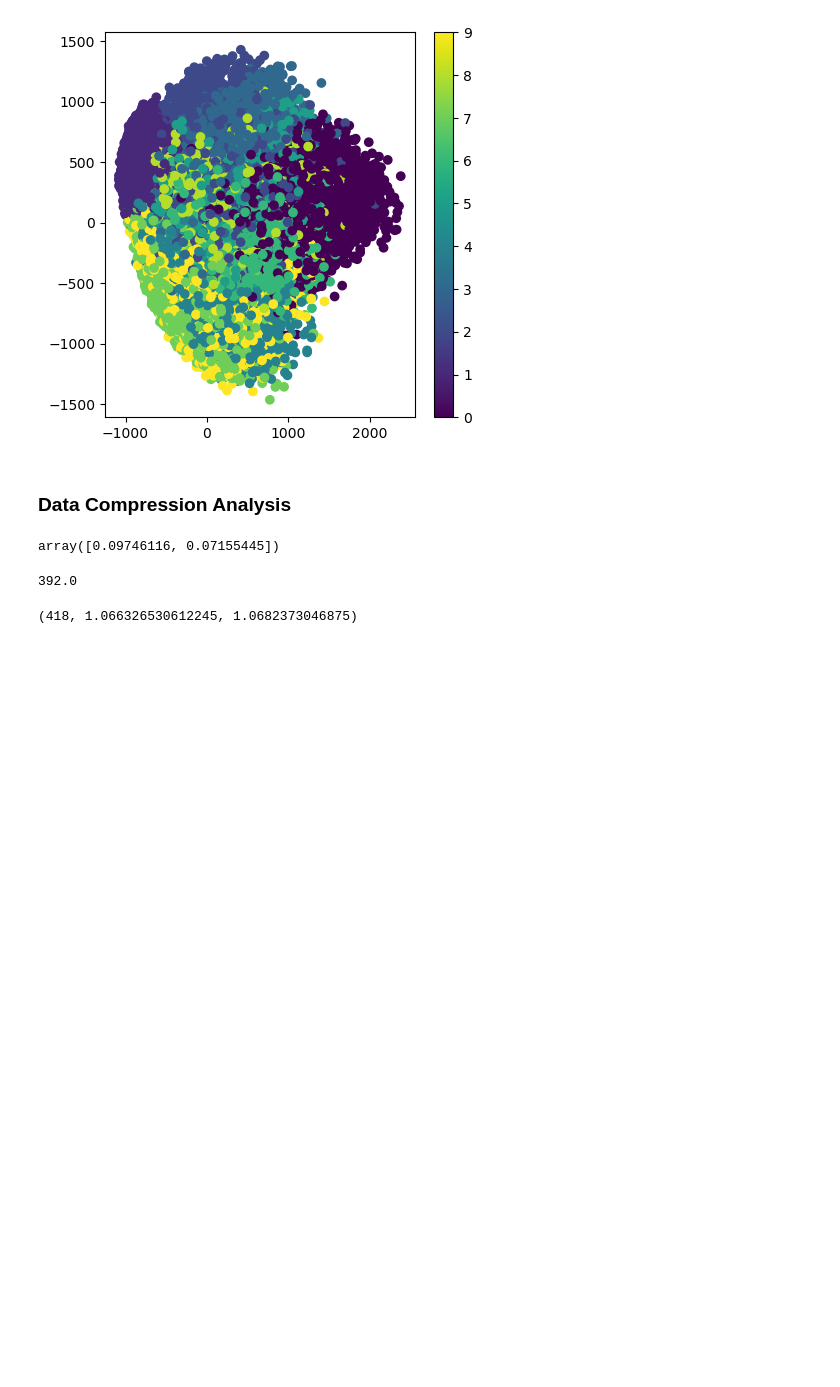
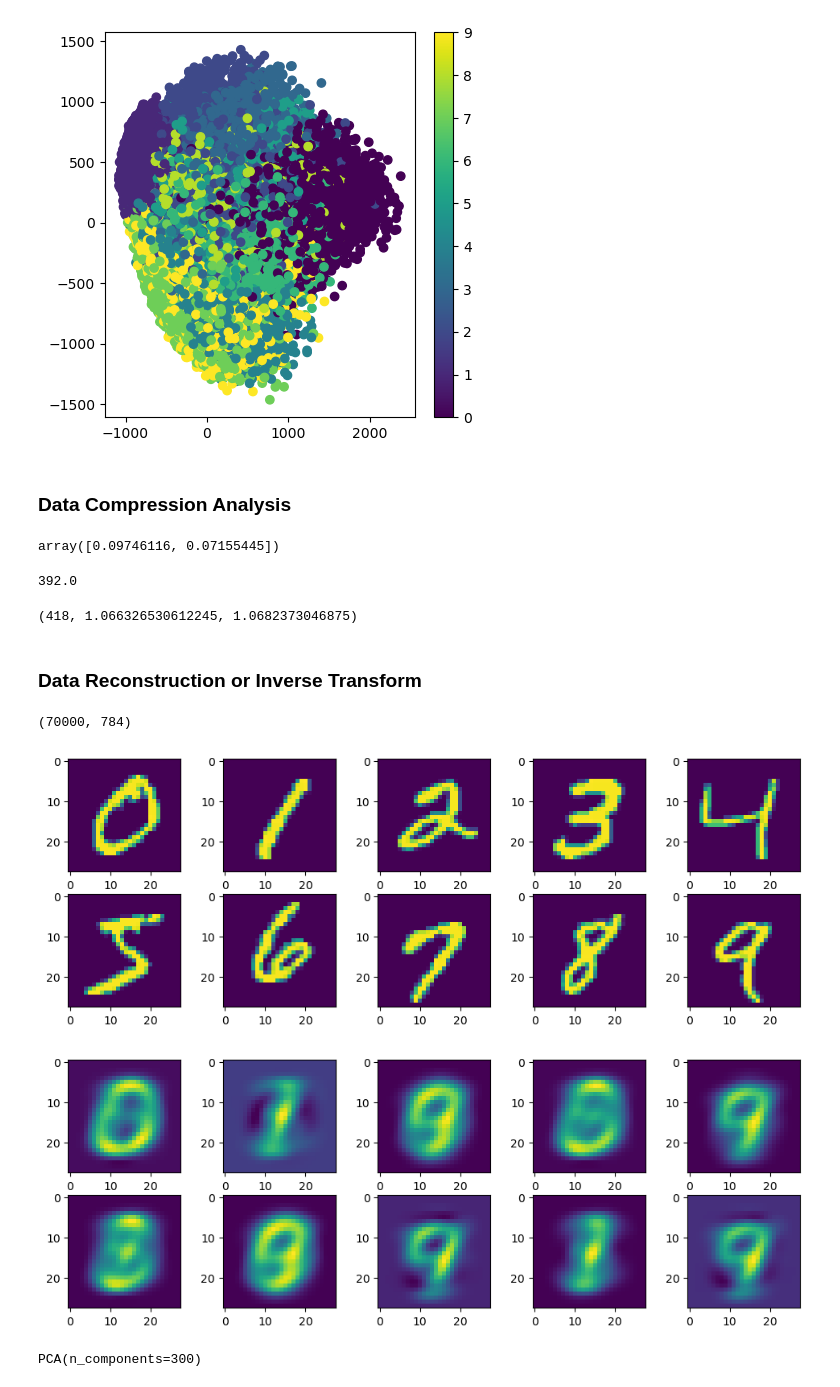
Before and after one commit to beniamine3155/Machine_Learning_AtoZ, a Jupyter notebook: 18_PCA/pca.ipynb, the cells around one changed output. Drawn from its saved outputs; the diff is of its cells as text; code cells hidden in the pictures; blank space fills up the shorter version.

Commit message:
data reconstruction

```diff
--- a/18_PCA/pca.ipynb
+++ b/18_PCA/pca.ipynb
@@ -116,3 +116,34 @@ sys.getsizeof(X)//(2**20), 418/392, sys.getsizeof(X_pca)/(2**20)
 # which is 94% of the original size
 # %% [output]
 (418, 1.066326530612245, 1.0682373046875)
+# %% [markdown]
+### Data Reconstruction or Inverse Transform
+# %%
+X_recovered = pca.inverse_transform(X_pca)
+X_recovered.shape
+# %% [output]
+(70000, 784)
+# %%
+digits = y.unique()
+digits.sort()
+
+plt.figure(figsize=(12,4))
+for i in digits:
+    plt.subplot(2,5, i+1)
+    plt.imshow(X[y==i].iloc[0].to_numpy().reshape(28,28))
+#     plt.title('Digit {}'.format(i))
+#     plt.tight_layout()
+
+
+plt.figure(figsize=(12,4))
+for i in digits:
+    plt.subplot(2,5, i+1)
+    plt.imshow(X_recovered[y==i][0].reshape(28,28))
+# %% [output]
+[figure, added]
+[figure, added]
+# %%
+pca = PCA(n_components=300)
+pca.fit(X)
+# %% [output]
+PCA(n_components=300)
```
Also changed, not shown: parts of 4 cells of this notebook.
